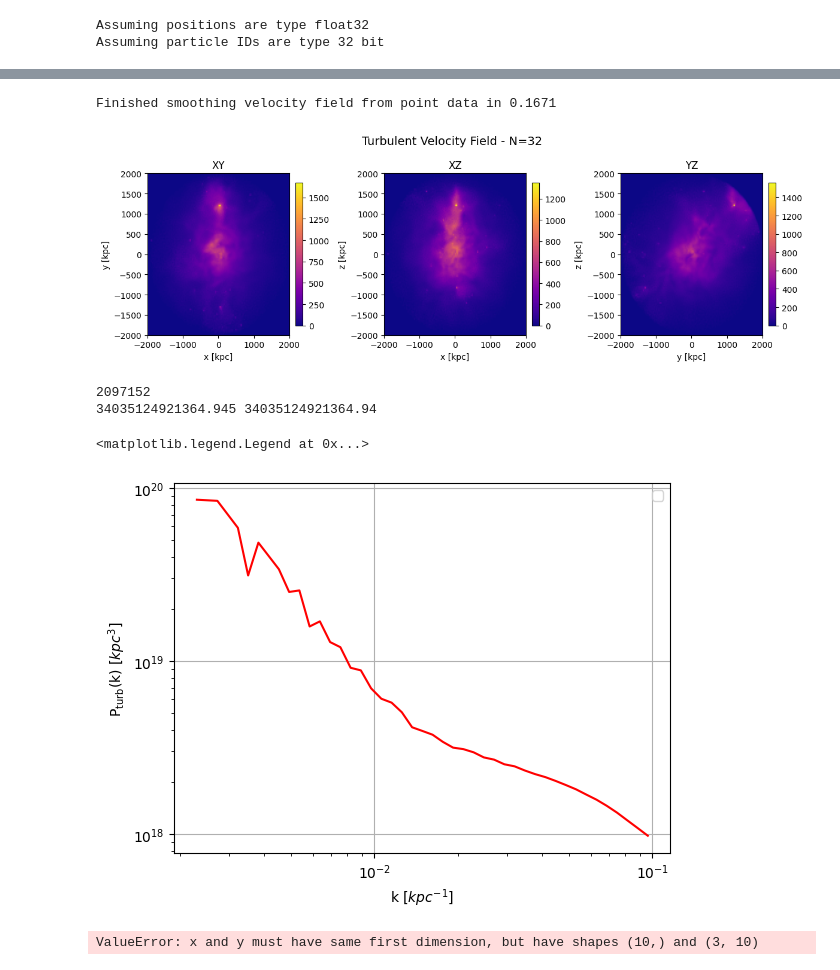
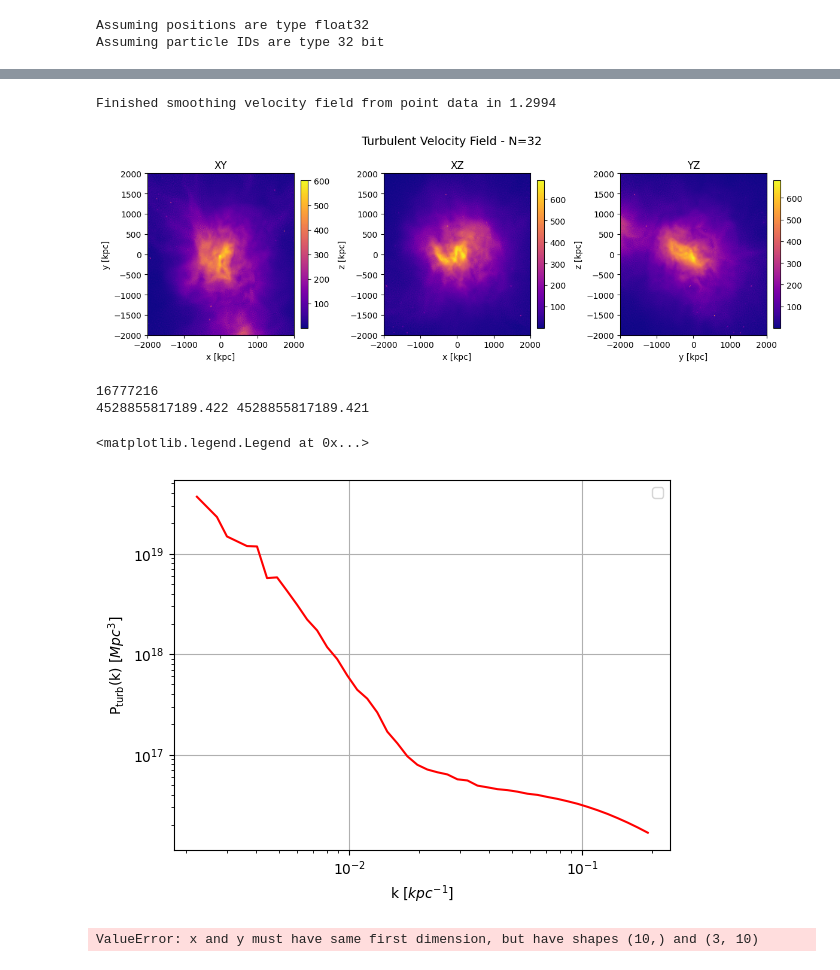
Before and after one commit to doctorcbpower/pyturb, a Jupyter notebook: notebooks/turbulence_cluster.ipynb, the cells around one changed output, grey strips where cells are left out. Drawn from its saved outputs; the diff is of its cells as text; code cells hidden in the pictures.

```diff
--- a/notebooks/turbulence_cluster.ipynb
+++ b/notebooks/turbulence_cluster.ipynb
@@ -30,11 +30,18 @@ halos=analysistools.HaloTools(halocatfilename="/Users/00075868/MyCodes/AnalysisT
 Assuming positions are type float32
 Assuming particle IDs are type 32 bit
 # %%
-snap.ReadSnapshot()
-halos.ReadHaloCatalogue()
-snap.LoadParticlesByType(part_type='gas')
-diffpos=snap.gas.pos-halos.GroupPos[0]
-diffvel=snap.gas.vel-halos.GroupVel[0]
-rcut=2e3
-keepid=np.where((diffpos[:,0]**2+diffpos[:,1]**2+diffpos[:,2]**2)<rcut*rcut)
+# snap.ReadSnapshot()
+# halos.ReadHaloCatalogue()
+# snap.LoadParticlesByType(part_type='gas')
+# diffpos=snap.gas.pos-halos.GroupPos[0]
+# diffvel=snap.gas.vel-halos.GroupVel[0]
+# rcut=2e3
+print(f"Read in {snap.gas.pos.shape[0]:8d} particles")
+i=np.arange(snap.gas.pos.shape[0])
+ii=(diffpos[:,0]<rcut) & (diffpos[:,0]>-rcut)
+jj=(diffpos[ii][:,1]<rcut) & (diffpos[ii][:,1]>-rcut)
+kk=(diffpos[ii][jj][:,2]<rcut) & (diffpos[ii][jj][:,2]>-rcut)
+
+# keepid=np.where((diffpos[:,0]**2+diffpos[:,1]**2+diffpos[:,2]**2)<rcut*rcut)
+plt.scatter(diffpos[ii][jj][kk][:,0],diffpos[ii][jj][kk][:,1],s=0.001)
 # %% [output]
@@ -53,33 +51,33 @@ Reading data for 19620 groups
 # %%
 grid_limits =  np.array([-1,1,-1,1,-1,1], dtype=np.float64)*rcut
-grid_size = (128,128,128)
+grid_size = (256,256,256)
 tstart=perf_counter()
-vel_field_smooth = gt.smooth_to_grid(diffpos[keepid], diffvel[keepid], grid_size, grid_limits, method="CIC")
+vel_field_smooth = gt.smooth_to_grid(diffpos[ii][jj][kk], diffvel[ii][jj][kk], grid_size, grid_limits, method="CIC")
 tfinish=perf_counter()
 print(f"Finished smoothing velocity field from point data in {tfinish-tstart:.4f}\n")
 # %% [output]
-Finished smoothing velocity field from point data in 0.1671
+Finished smoothing velocity field from point data in 1.2994
 # %%
 fig, axes = gt.plot_3d_projections(vel_field_smooth, grid_limits, mode='projection', slice_width=3, projection='mean', cmap='plasma', units='kpc', title="Turbulent Velocity Field - N=32")
 # %% [output]
-[figure, old version]
+[figure, new version]
 # %%
 # Compute for the velocity field generated by pyturb...
 k,pk,_=mturb.fft().compute_power_spectrum(vel_field_smooth, box_size=2*rcut, component='energy', method='radial')
 # %% [output]
-2097152
-34035124921364.945 34035124921364.94
+16777216
+4528855817189.422 4528855817189.421
 # %%
 plt.xlabel(r"k [$kpc^{-1}$]")
-plt.ylabel(r"P$_\text{turb}$(k) [$kpc^{3}$]")
+plt.ylabel(r"P$_\text{turb}$(k) [$Mpc^{3}$]")
 plt.xscale("log")
 plt.yscale("log")
 plt.plot(k,pk,color="red")
 plt.grid(True)
 plt.legend()
 # %% [output]
 <matplotlib.legend.Legend at 0x...>
-[figure, old version]
+[figure, new version]
 # %%
 # Compute for the velocity field generated by pyturb...
 k,pk=mturb.wavelets().local_power_spectrum(vel_field_smooth, box_size=2*rcut)
```
Also changed, not shown: parts of 2 cells of this notebook, 3 other files.
